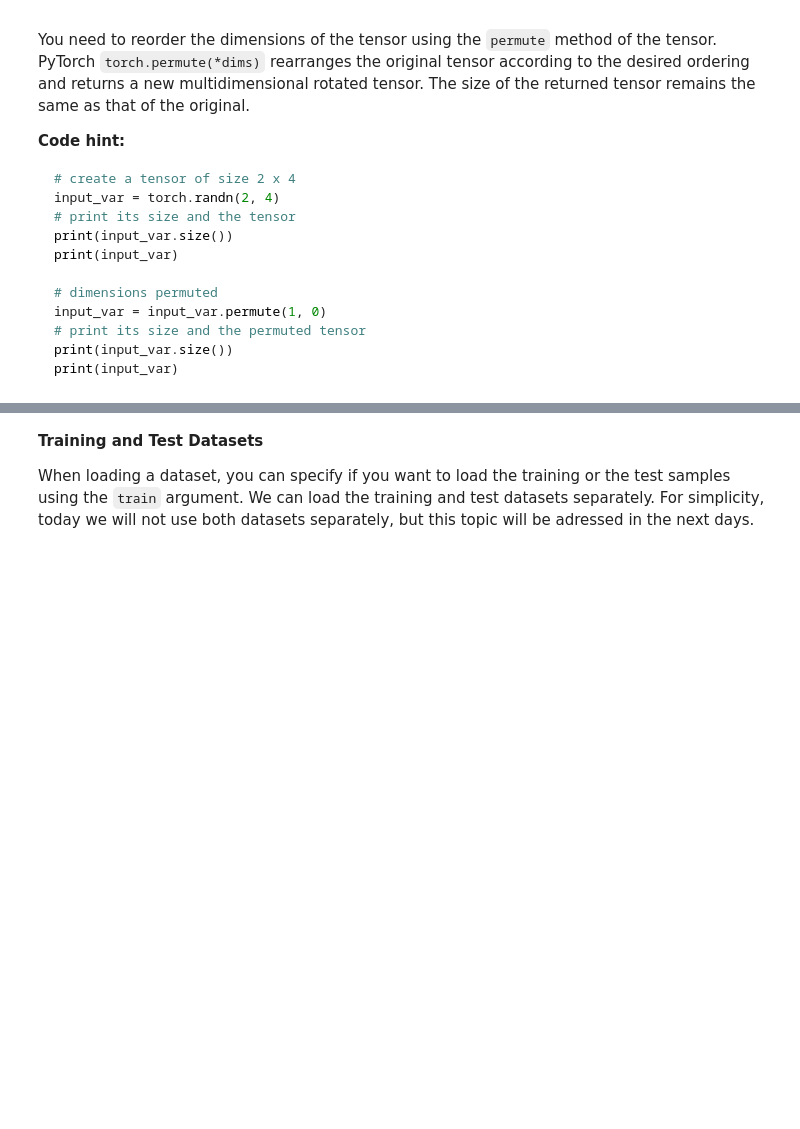
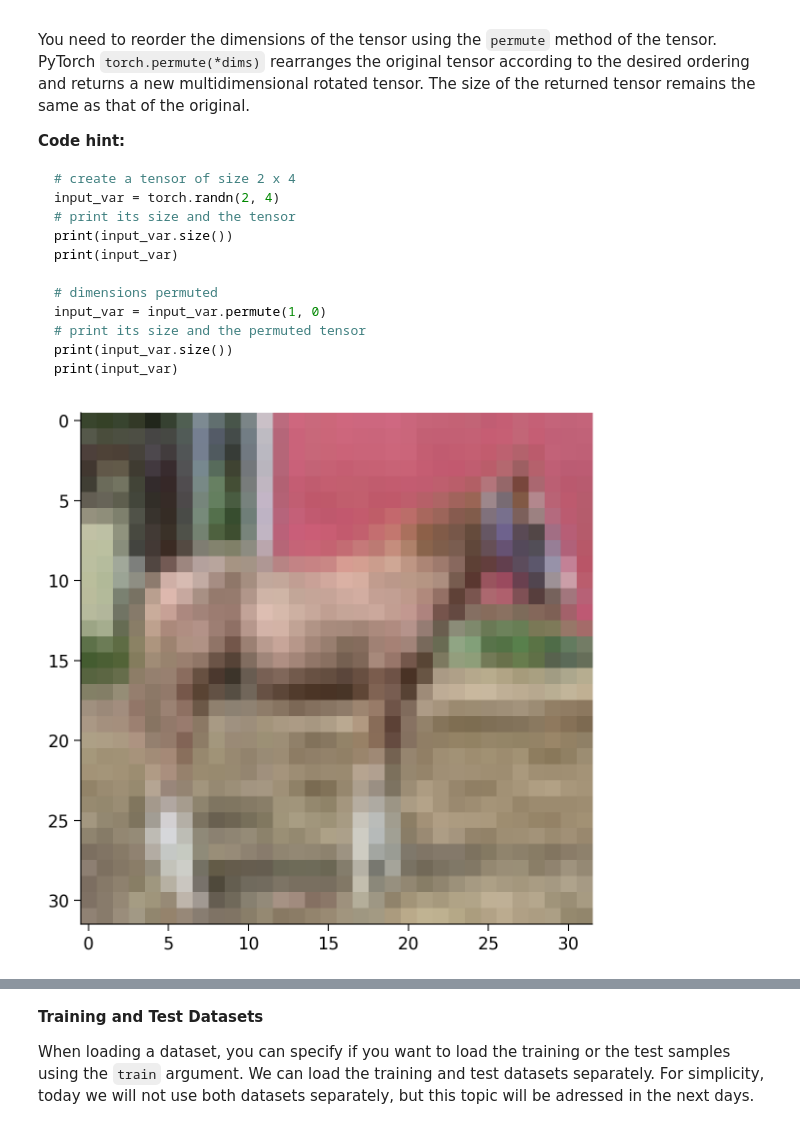
Before and after one commit to ValentinGuigon/Neuromatch_Deep_Learning_tutorials, a Jupyter notebook: tutorials/W1D1_BasicsAndPytorch/student/W1D1_Tutorial1.ipynb, the cells around one changed output, grey strips where cells are left out. Cells and saved outputs as stored; diff of their text form; code cells hidden in the pictures; blank space fills up the shorter version.

```diff
--- a/tutorials/W1D1_BasicsAndPytorch/student/W1D1_Tutorial1.ipynb
+++ b/tutorials/W1D1_BasicsAndPytorch/student/W1D1_Tutorial1.ipynb
@@ -1590,10 +1593,12 @@ print(input_var)
 # %%
 # TODO: Uncomment the following line to see the error that arises from the current image format
 # plt.imshow(image)
 
 # TODO: Comment the above line and fix this code by reordering the tensor dimensions
-# plt.imshow(image.permute(...))
-# plt.show()
+plt.imshow(image.permute(1,2,0))
+plt.show()
+# %% [output]
+[figure, added]
 # %% [markdown]
 [*Click for solution*](https://github.com/NeuromatchAcademy/course-content-dl/tree/main/tutorials/W1D1_BasicsAndPytorch/solutions/W1D1_Tutorial1_Solution_b04bd357.py)
 
```
Also changed, not shown: parts of 64 cells of this notebook.
